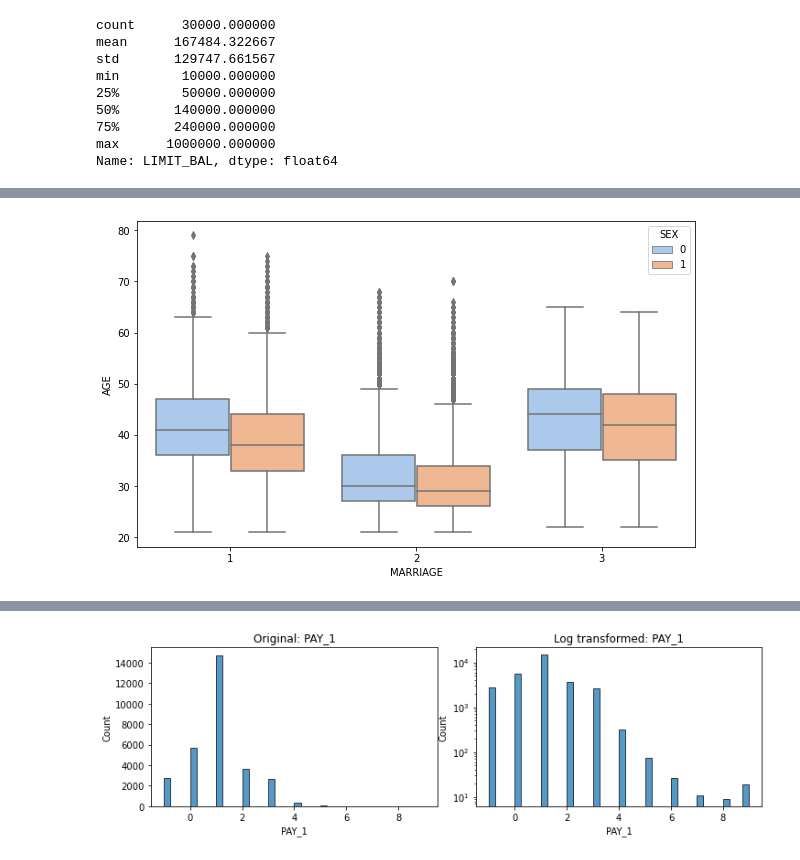
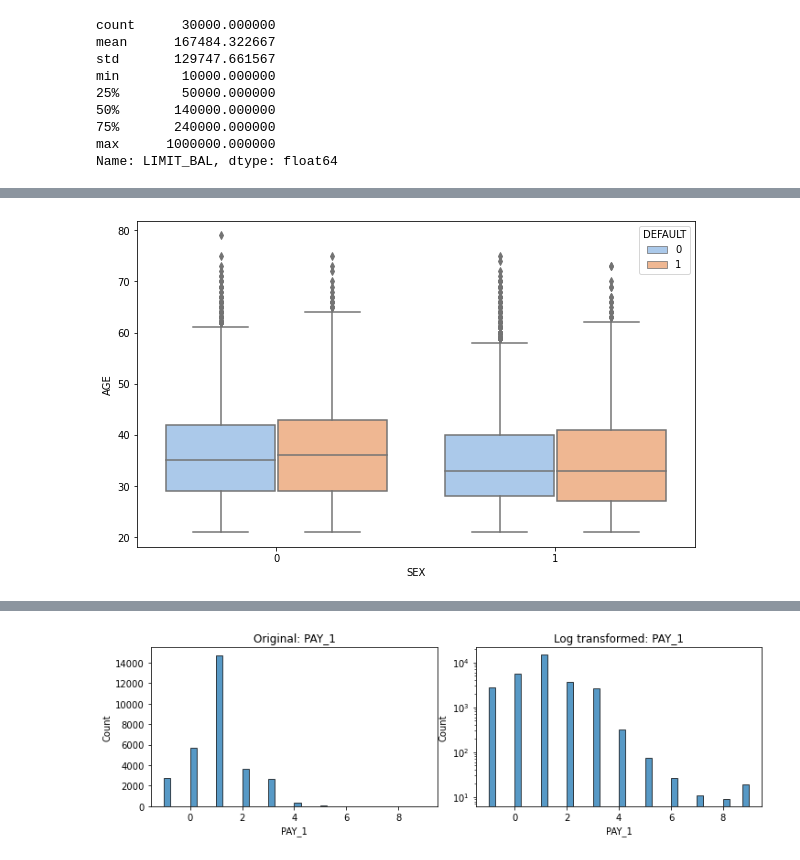
Before and after one commit to apayal/capstone_project, a Jupyter notebook: _notebooks/2022-07-01-eda.ipynb, the cells around one changed output, grey strips where cells are left out. Saved outputs shown, nothing was run; the diff lists cells and outputs as text; code cells hidden in the pictures.

```diff
--- a/_notebooks/2022-07-01-eda.ipynb
+++ b/_notebooks/2022-07-01-eda.ipynb
@@ -147,13 +146,13 @@ sns.histplot(limit_log, kde=True)
 # %%
 target = credit_df['DEFAULT']
 # Marriage, Age, and Sex
-def boxplot_comparison(feature1, feature2, feature3, width=16):
+def boxplot_comparison(feature1, feature2, width=16):
     fig, ax1 = plt.subplots(ncols=1, figsize=(width, 6))
     s = sns.boxplot(ax=ax1, x=feature1, y=feature2, hue=target,
                     data=credit_df, palette='pastel')
     #s.set_xticklabels(s.get_xticklabels(), rotation=90)
     plt.show();
 
-boxplot_comparison('MARRIAGE_SINGLE', 'AGE', 10)
+boxplot_comparison('SEX', 'AGE', 10)
 # %% [output]
-[figure, old version]
+[figure, new version]
```
Also changed, not shown: parts of 17 cells of this notebook, 1 other file.
